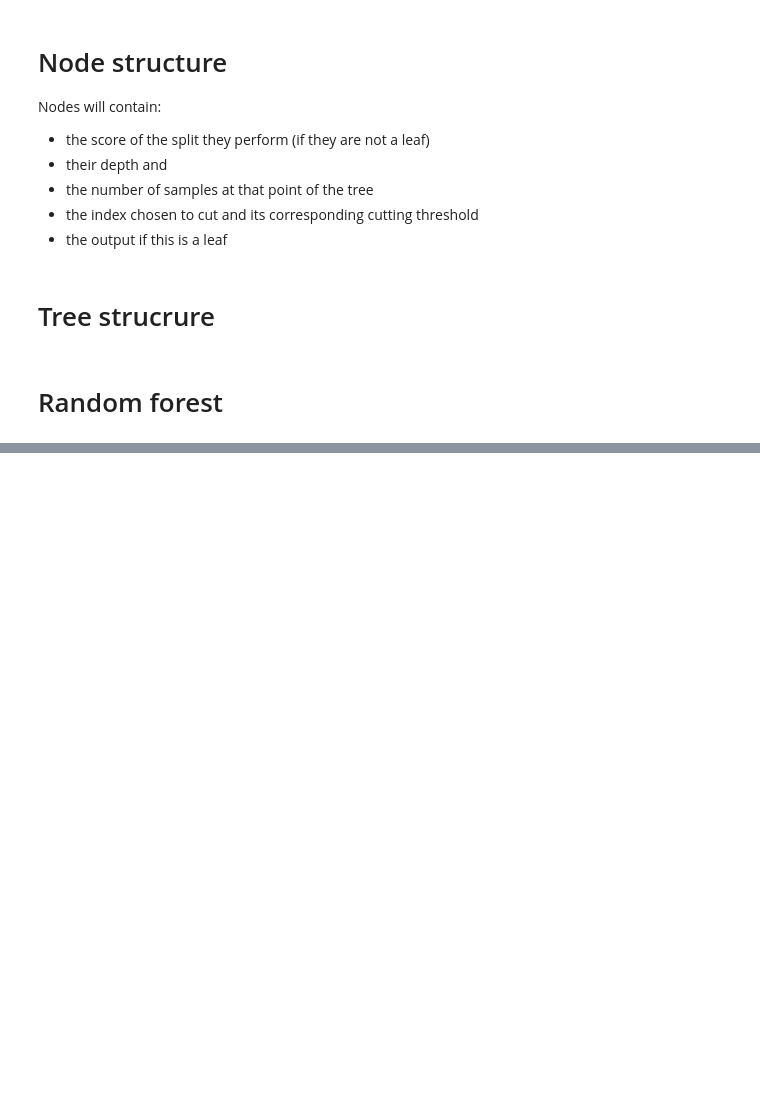
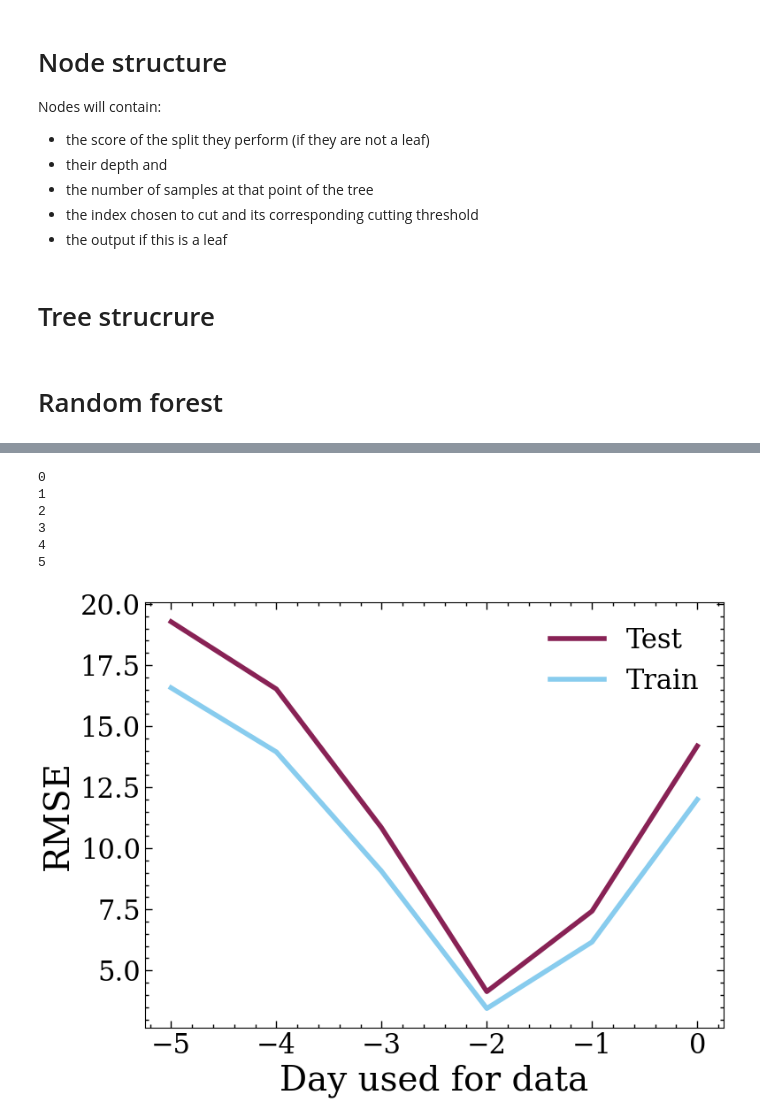
Before and after one commit to Wyxo/TidePrediction, a Jupyter notebook: tide_notebook.ipynb, the cells around one changed output, grey strips where cells are left out. Cells and saved outputs as stored; diff of their text form; code cells hidden in the pictures; blank space fills up the shorter version.

```diff
--- a/tide_notebook.ipynb
+++ b/tide_notebook.ipynb
@@ -129,9 +129,9 @@ class Node :
         indent = " " * espace
 
         if self.left is None and self.right is None:
-            return f"{indent}[{self.output:.1f}]\n"
+            return f"{indent}[{self.output:.2f}]\n"
 
-        text = f"{indent}[X{self.featureIndex} {self.featureThreshold:.1f}]\n"
+        text = f"{indent}[X{self.featureIndex} {self.featureThreshold:.2f}]\n"
 
         if self.left is not None:
             text += self.left._to_string(espace + 2)
@@ -278,20 +278,24 @@ def predictor(data, numerOfTrees, numberOfArgs, criterion = VarianceCriterion(),
     erreurTrain = np.sqrt(erreurTrain/len(L2))
     return forest, erreurTest, erreurTrain, L1, test
 # %%
-def readData(file, delta = 2):
+def readData(file, delta = 2, indexes = [4, 7, 8, 9, 10, 11, 12]):
     donnees = csv.reader(file, delimiter=',')
     k, X, Y=0, [], []
     for k, ligne in enumerate(donnees):
         if k == 0:
             continue  # skip header
         def f(i):
+            if i == 4 or i == 7:
+                return float(ligne[i].replace(",", "."))**(-2)
+            if i == 12:
+                return np.abs(float(ligne[i].replace(",", ".")))
+            if i == 8 or i == 10:
+                return float(ligne[i].replace(",", "."))**2
             return float(ligne[i].replace(",", "."))
         y = f(1)
-        #x = [1/f(4)**2, 1/f(7)**2,f(8),f(9), f(10), f(11), abs(f(12)), abs(f(15))]
-        x = [f(4), f(7), abs(f(12)), abs(f(15))]
-        x = [1/f(4)**2, 1/f(7)**2, f(8), f(9), f(10), f(11), abs(f(12))]
-        if k == 1:
-            print(y, x)
+
+        x = [f(i) for i in indexes]
+
         X.append(x)
         Y.append(y)
 
@@ -301,0 +418,50 @@ def readData(file, delta = 2):
+# %%
+
+names = np.array(["Coeff Brest", "Coeff Have", 'ThetaS','PhiS','RS','ThetaL','PhiL','RL','cos(ThetaS)',
+         'sin(ThetaS)','cos(ThetaL)','sin(ThetaL)','cos(deltaTheta)','VRS','VRL' ,'sin(deltaTheta)'])
+indexes = [4, 7, 8, 9, 10, 11, 12]
+numberOfTrees = 10
+numberOfArgs = 5
+maxDepth = 5
+criterion = VarianceCriterion()
+minSamplesSplit = 2
+minSamplesLeaf = 1
+errorTests = []
+errorTrains = []
+
+for delta in range(6):
+    print(delta)
+    testTemp = 0
+    trainTemp = 0
+    for i in range(5):
+        file = open("data.csv","r")
+        data = readData(file, delta = delta, indexes = indexes)
+        forest, errorTest, errorTrain, L1, test = predictor(
+                    data,
+                    numberOfTrees,
+                    numberOfArgs,
+                    criterion,
+                    maxDepth,
+                    minSamplesSplit,
+                    minSamplesLeaf
+                )
+        testTemp += errorTest
+        trainTemp += errorTrain
+    errorTests += [testTemp/5]
+    errorTrains += [trainTemp/5]
+
+plt.plot(-np.arange(0, 6), errorTests, label = "Test")
+plt.plot(-np.arange(0, 6), errorTrains, label = "Train")
+plt.xlabel("Day used for data")
+plt.ylabel("RMSE")
+plt.savefig("influece_of_day.svg")
+plt.legend()
+plt.show()
+# %% [output]
+0
+1
+2
+3
+4
+5
+[figure, added]
```
Also changed, not shown: parts of 17 cells of this notebook, 1 other file.
